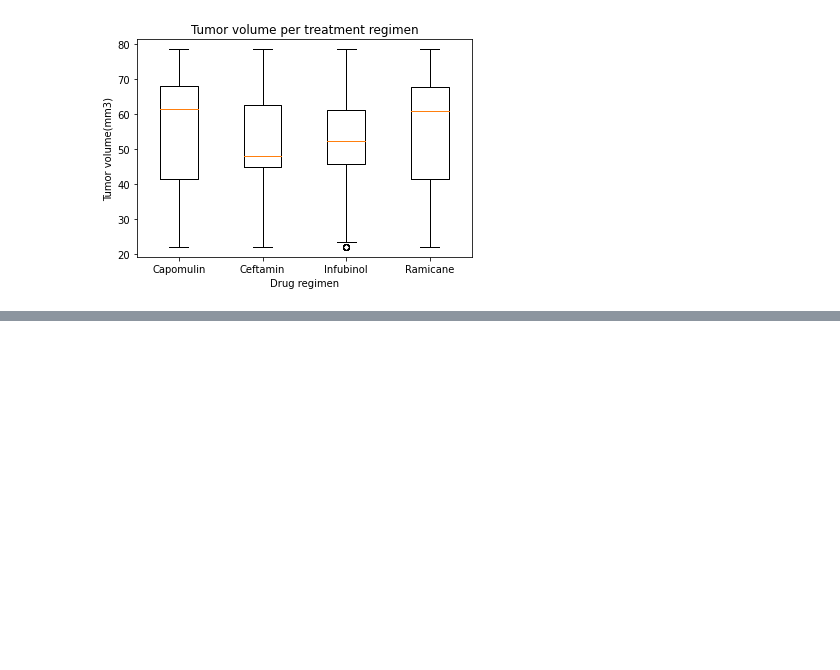
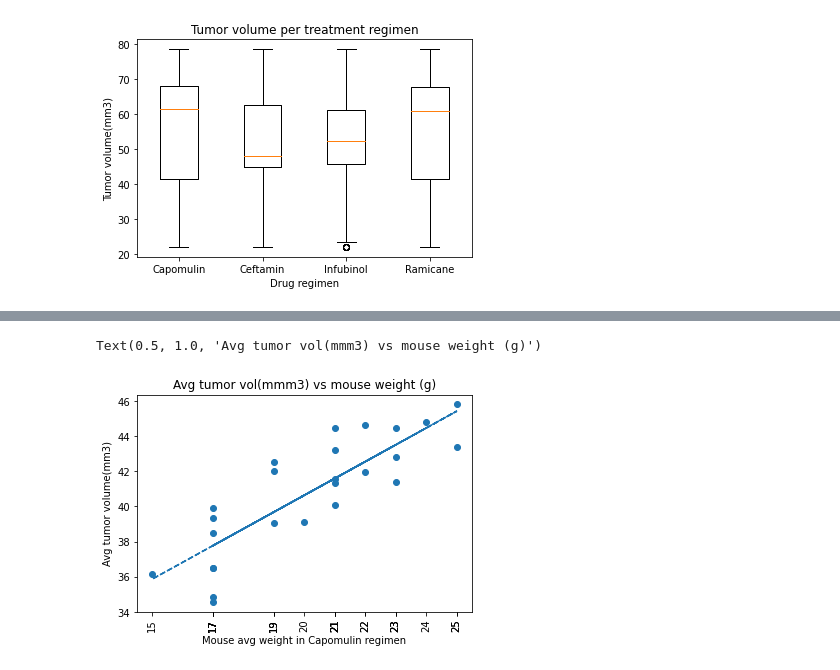
Before and after one commit to chirchir92/matplotlib_challenge, a Jupyter notebook: pymaceuticals.ipynb, the cells around one changed output, grey strips where cells are left out. Saved outputs shown, nothing was run; the diff lists cells and outputs as text; code cells hidden in the pictures; blank space fills up the shorter version.

```diff
--- a/pymaceuticals.ipynb
+++ b/pymaceuticals.ipynb
@@ -344,0 +389,15 @@ plt.show()
+# %%
+weight = capomulin_avg.iloc[:,1]
+tumor_volume = capomulin_avg.iloc[:,3]
+tumor_volume = capomulin_avg.iloc[:,3]
+t_slope, t_int, t_r, t_p, t_std_err = stats.linregress(weight, tumor_volume)
+t_fit = t_slope * weight + t_int
+plt.scatter(capomulin_avg.iloc[:,1],capomulin_avg.iloc[:,3])
+plt.plot(weight,t_fit,"--")
+plt.xticks(weight, rotation=90)
+plt.xlabel('Mouse avg weight in Capomulin regimen')
+plt.ylabel('Avg tumor volume(mm3)')
+plt.title('Avg tumor vol(mmm3) vs mouse weight (g)')
+# %% [output]
+Text(0.5, 1.0, 'Avg tumor vol(mmm3) vs mouse weight (g)')
+[figure, added]
```
Also changed, not shown: parts of 4 cells of this notebook.
